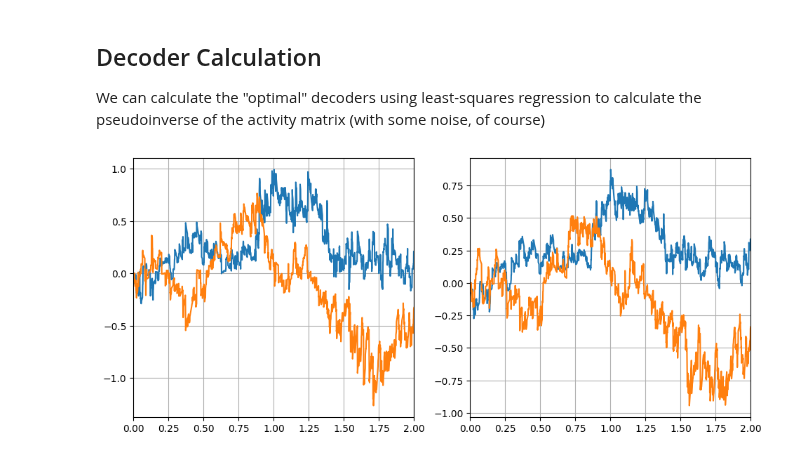
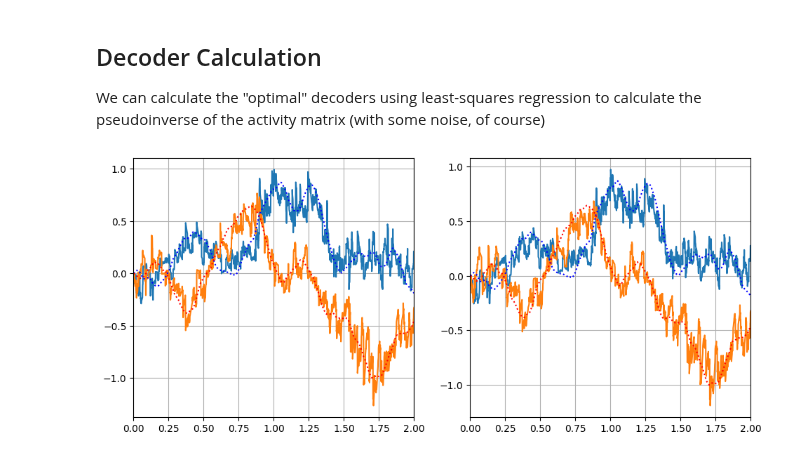
Before and after one commit to WAT-ai/BCI-Signal-Decoding, a Jupyter notebook: Reference Documents/Nengo_Tutorial.ipynb, the cells around one changed output. Drawn from its saved outputs; the diff is of its cells as text; code cells hidden in the pictures.

Commit message:
add ideal to notebook plots

```diff
--- a/Reference Documents/Nengo_Tutorial.ipynb
+++ b/Reference Documents/Nengo_Tutorial.ipynb
@@ -159,22 +159,26 @@ We can calculate the "optimal" decoders using least-squares regression to calcul
 # %%
 # Copy and move around data for calculations
 A = sim.data[p_in].T
 X = np.concatenate((fake_ax, fake_ay), 1).T
 
 # Calculate Decoders
 D = np.linalg.lstsq(A.T, X.T, rcond=None)[0]
-D_reg = np.linalg.lstsq(A @ A.T + 2000 * np.square(np.random.normal(0,0.2*A.max(),1)) * np.eye(49), A @ X.T, rcond=None)[0]
+D_reg = np.linalg.lstsq(A @ A.T + 2000 * np.square(np.random.normal(0,0.1*A.max(),1)) * np.eye(49), A @ X.T, rcond=None)[0]
 X_hat = A.T @ D
 X_hat_reg = A.T @ D_reg
 
 # Visualize
 fig, (pl1, pl2) = plt.subplots(1, 2)
 fig.subplots_adjust(right=1.5)
 pl1.plot(fake_ts, X_hat);
+pl1.plot(fake_ts, fake_ax,'b:')
+pl1.plot(fake_ts, fake_ay,'r:')
 pl2.plot(fake_ts, X_hat_reg);
+pl2.plot(fake_ts, fake_ax,'b:')
+pl2.plot(fake_ts, fake_ay,'r:')
 pl1.set_xlim((0,np.max(fake_ts)))
 pl2.set_xlim((0,np.max(fake_ts)))
 pl1.grid()
 pl2.grid()
 # %% [output]
-[figure, old version]
+[figure, new version]
```
